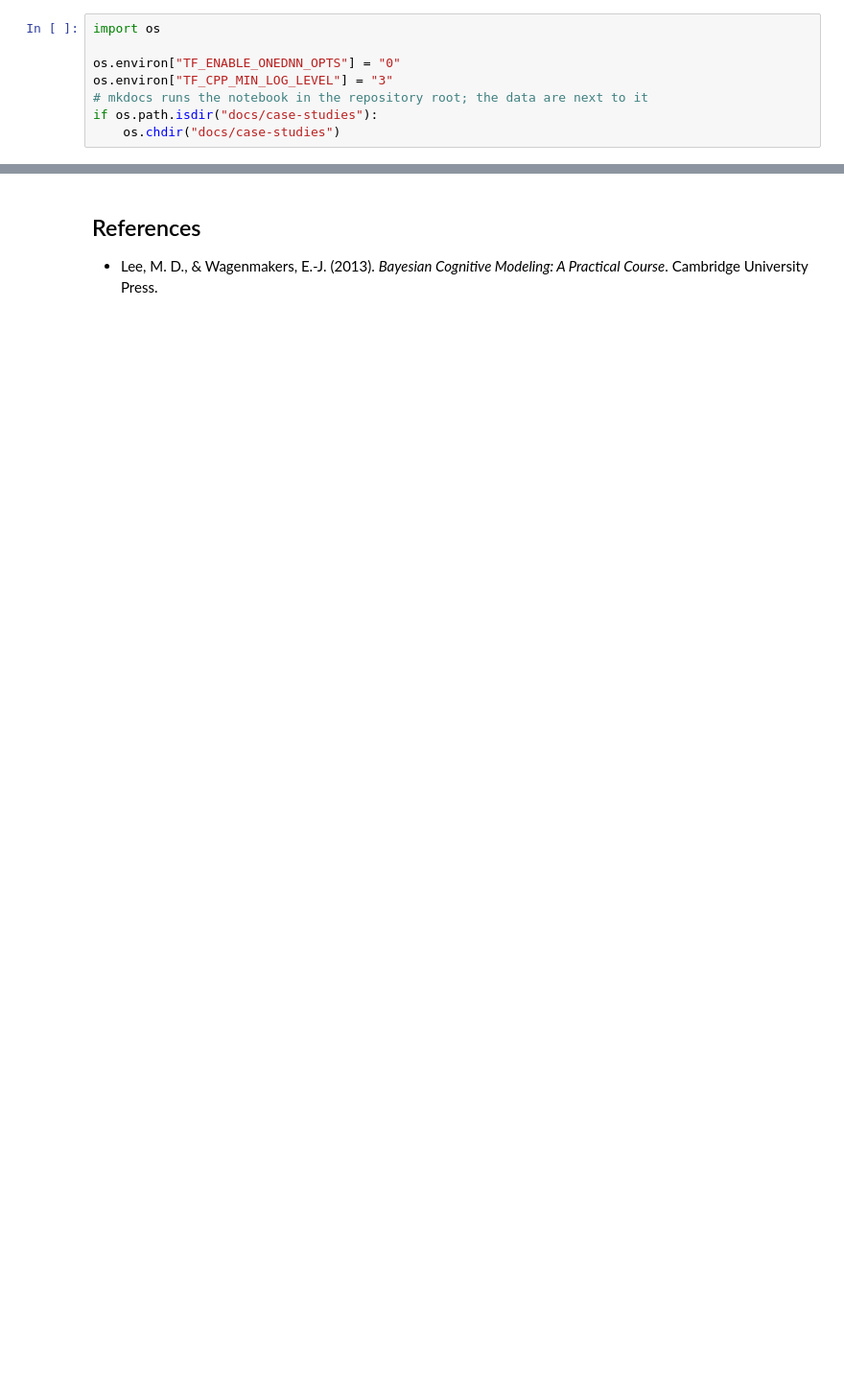
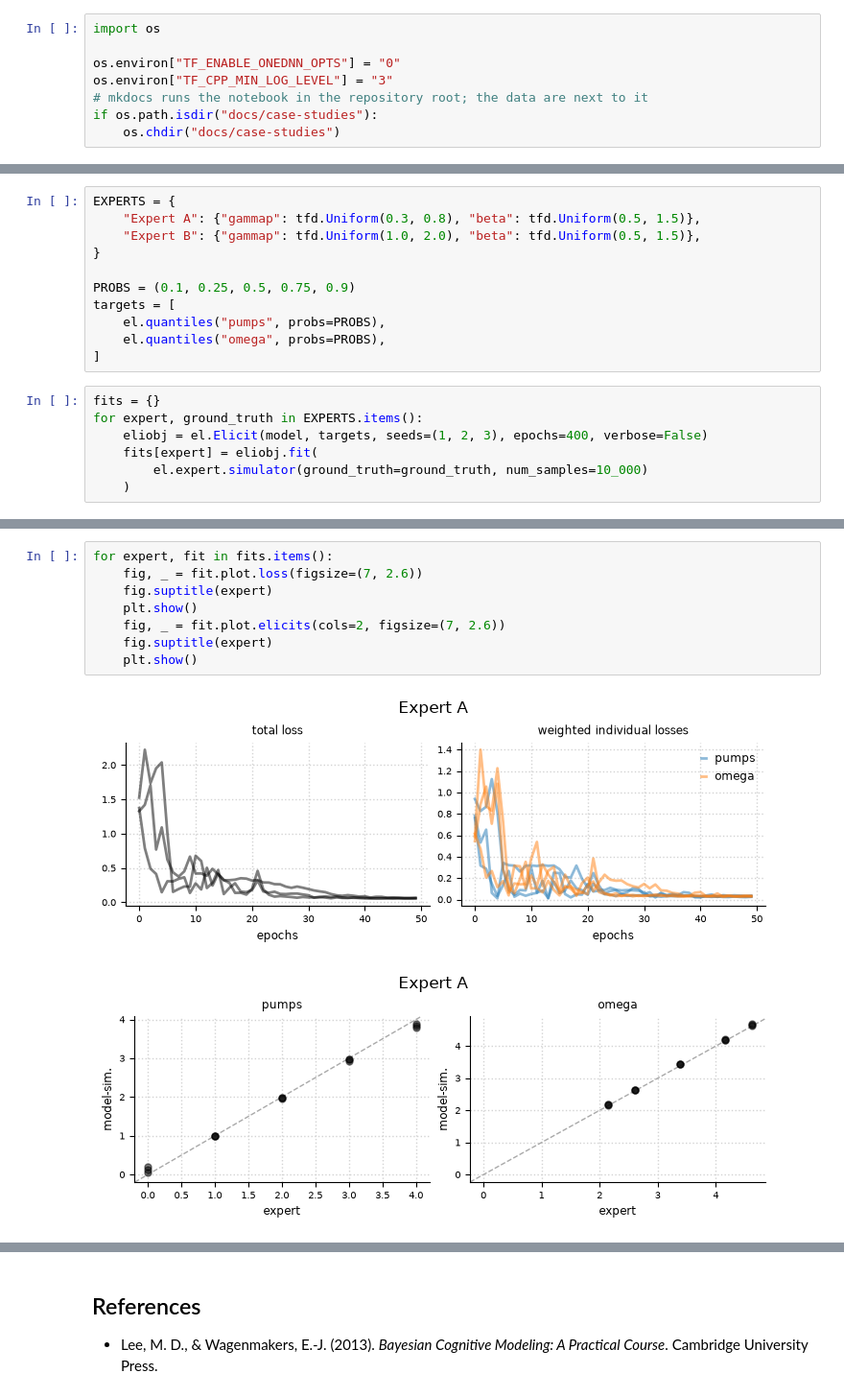
Before and after one commit to florence-bockting/elicito, a Jupyter notebook: docs/case-studies/bart-risk-taking.ipynb, the cells around one changed output, grey strips where cells are left out. Shown at 96% size. Drawn from its saved outputs; the diff is of its cells as text; blank space fills up the shorter version.

```diff
--- a/docs/case-studies/bart-risk-taking.ipynb
+++ b/docs/case-studies/bart-risk-taking.ipynb
@@ -188,0 +404,18 @@ djk[178] of 1013                        0.34, 0.47            0.33, 0.47  0.010
+# %%
+EXPERTS = {
+    "Expert A": {"gammap": tfd.Uniform(0.3, 0.8), "beta": tfd.Uniform(0.5, 1.5)},
+    "Expert B": {"gammap": tfd.Uniform(1.0, 2.0), "beta": tfd.Uniform(0.5, 1.5)},
+}
+
+PROBS = (0.1, 0.25, 0.5, 0.75, 0.9)
+targets = [
+    el.quantiles("pumps", probs=PROBS),
+    el.quantiles("omega", probs=PROBS),
+]
+# %%
+fits = {}
+for expert, ground_truth in EXPERTS.items():
+    eliobj = el.Elicit(model, targets, seeds=(1, 2, 3), epochs=400, verbose=False)
+    fits[expert] = eliobj.fit(
+        el.expert.simulator(ground_truth=ground_truth, num_samples=10_000)
+    )
@@ -188,0 +431,11 @@ djk[178] of 1013                        0.34, 0.47            0.33, 0.47  0.010
+# %%
+for expert, fit in fits.items():
+    fig, _ = fit.plot.loss(figsize=(7, 2.6))
+    fig.suptitle(expert)
+    plt.show()
+    fig, _ = fit.plot.elicits(cols=2, figsize=(7, 2.6))
+    fig.suptitle(expert)
+    plt.show()
+# %% [output]
+[figure, added]
+[figure, added]
```
Also changed, not shown: parts of 26 cells of this notebook, 1 other file.
